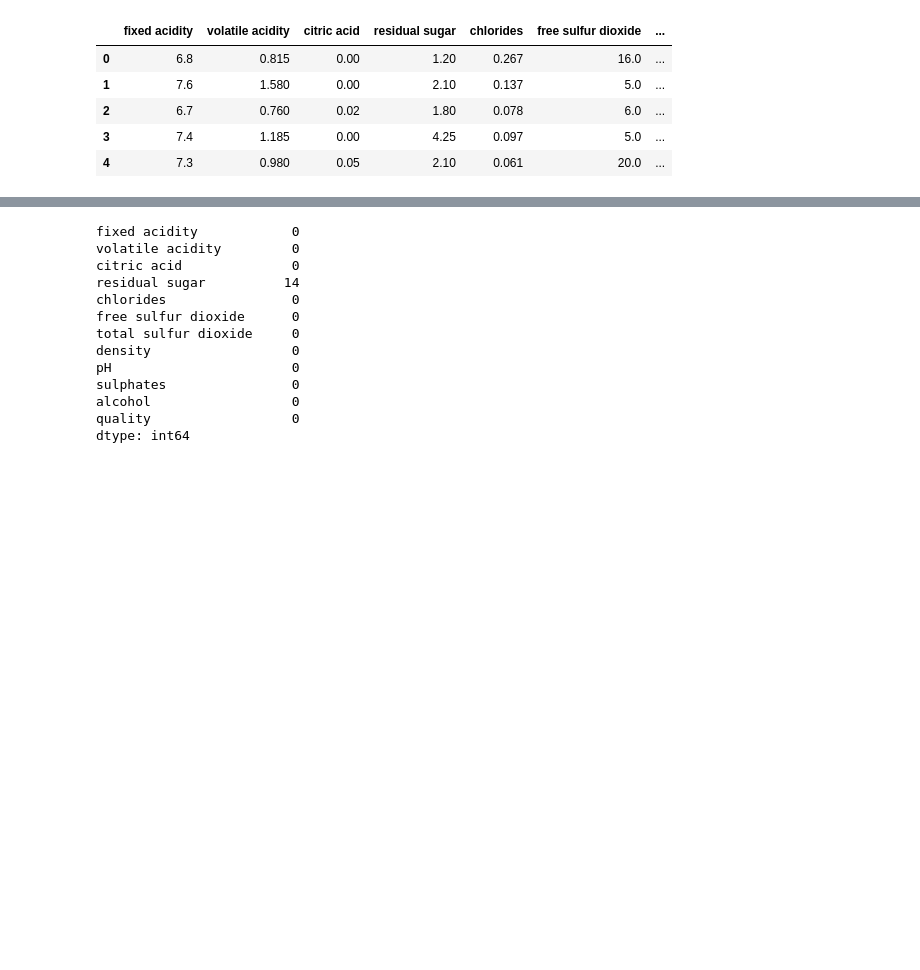
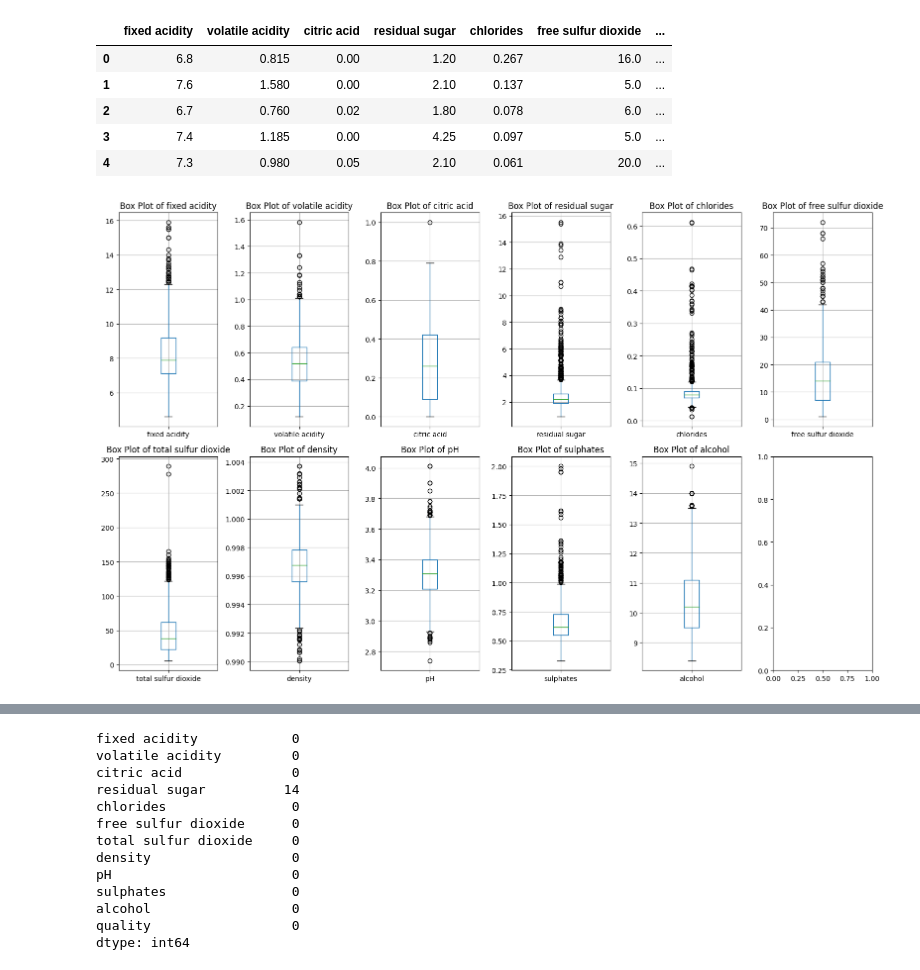
Before and after one commit to Prajaktahz/ML-Practice-Uni, a Jupyter notebook: Prac-2-Preprocessing_Task_2.ipynb, the cells around one changed output, grey strips where cells are left out. Drawn from its saved outputs; the diff is of its cells as text; code cells hidden in the pictures; blank space fills up the shorter version.

```diff
--- a/Prac-2-Preprocessing_Task_2.ipynb
+++ b/Prac-2-Preprocessing_Task_2.ipynb
@@ -52,3 +53,18 @@ df.head()
 | 2 | 6.7 | 0.760 | 0.02 | 1.80 | 0.078 | 6.0 | ... |
 | 3 | 7.4 | 1.185 | 0.00 | 4.25 | 0.097 | 5.0 | ... |
 | 4 | 7.3 | 0.980 | 0.05 | 2.10 | 0.061 | 20.0 | ... |
+# %%
+# Plot box plots for all input features
+input_features = list(df.columns[:-1])
+fig, axes = plt.subplots(nrows=2, ncols=6, figsize=(16,10))
+fig.subplots_adjust(hspace=1.0)
+
+for i in range(len(input_features)):
+    row, col = i // 6, i % 6
+    ax = df.boxplot(column=input_features[i], ax=axes[row, col])
+    ax.set_title(f'Box Plot of {input_features[i]}')
+
+plt.tight_layout()
+plt.show()
+# %% [output]
+[figure, added]
```
Also changed, not shown: parts of 2 cells of this notebook.
